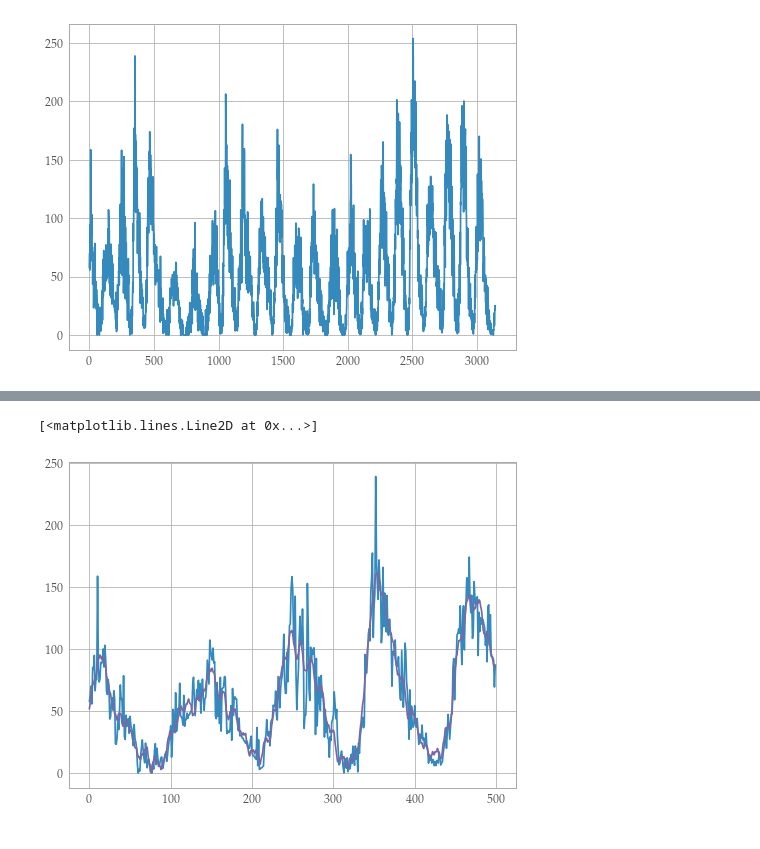
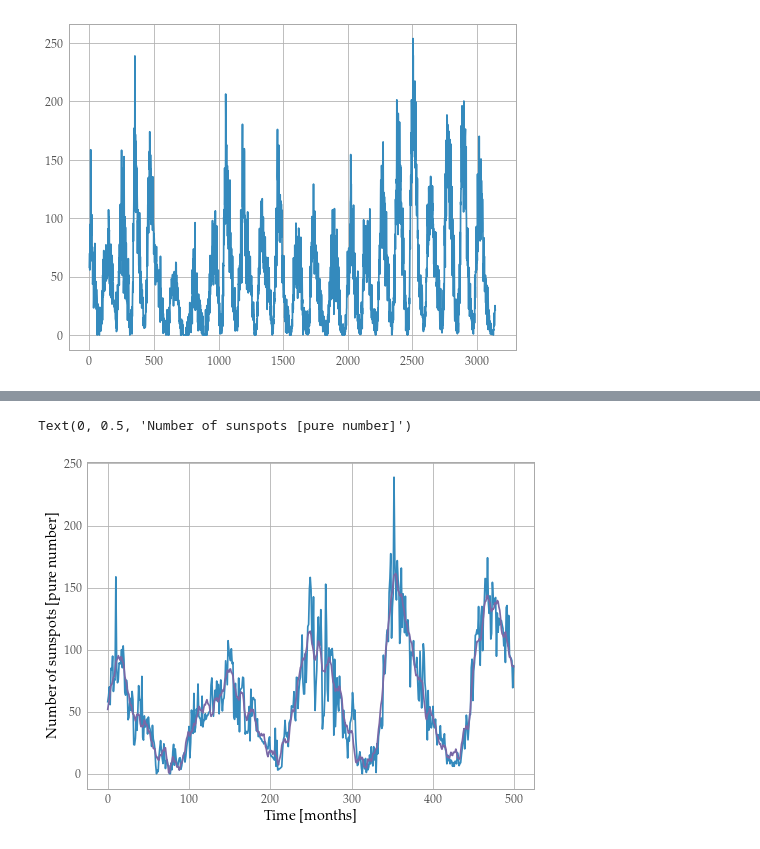
Before and after one commit to jacopok/python-testing, a Jupyter notebook: numerical_methods/fourier-10/Sunspots.ipynb, the cells around one changed output, grey strips where cells are left out. Cells and saved outputs as stored; diff of their text form; code cells hidden in the pictures.

Commit message:
Updated the sunspots exercise

```diff
--- a/numerical_methods/fourier-10/Sunspots.ipynb
+++ b/numerical_methods/fourier-10/Sunspots.ipynb
@@ -64,10 +76,12 @@ plt.loglog(abs(dnft))
 # %%
-denoised_data = np.fft.irfft(dnft)
+denoised_sunspots = np.fft.irfft(dnft)
 plt.plot(sunspots[:500])
-plt.plot(denoised_data[:500])
+plt.plot(denoised_sunspots[:500])
+plt.xlabel('Time [months]')
+plt.ylabel('Number of sunspots [pure number]')
 # %% [output]
-[<matplotlib.lines.Line2D at 0x...>]
+Text(0, 0.5, 'Number of sunspots [pure number]')
-[figure, old version]
+[figure, new version]
 # %%
 from scipy.optimize import curve_fit
 from scipy.stats import norm
```
Also changed, not shown: parts of 9 cells of this notebook.
